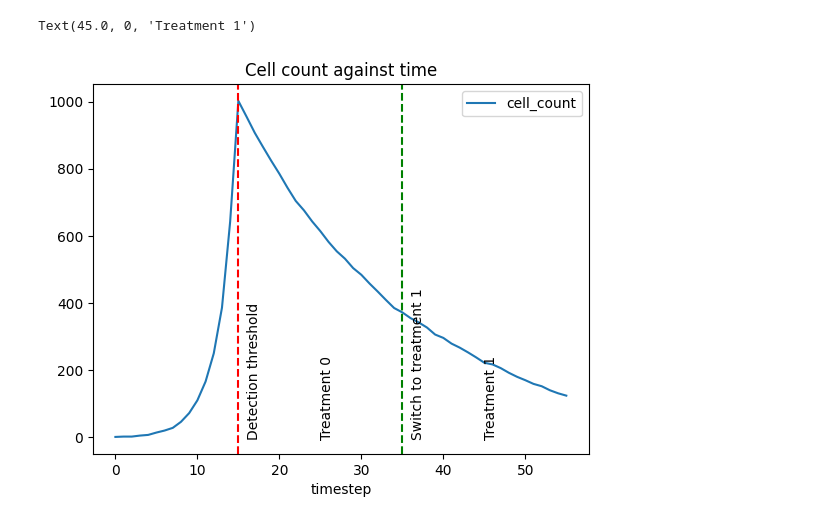
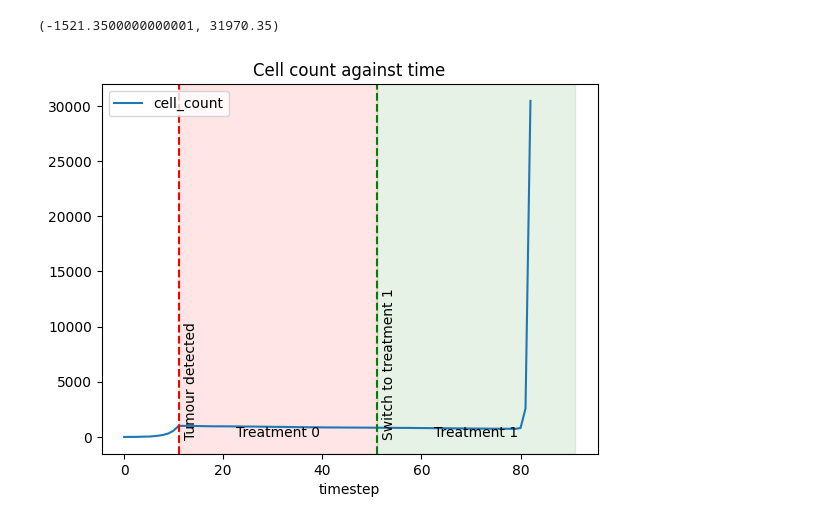
Before and after one commit to hughselway/branching_model, a Jupyter notebook: plot_cell_simulation.ipynb, the cells around one changed output. Cells and saved outputs as stored; diff of their text form; code cells hidden in the pictures.

```diff
--- a/plot_cell_simulation.ipynb
+++ b/plot_cell_simulation.ipynb
@@ -1,8 +1,10 @@
 # %%
 from branching_model import Phylogeny
 
-phylogeny = Phylogeny.Phylogeny(is_cell=True)
+phylogeny = Phylogeny.Phylogeny(
+    is_cell=True, learning_rate=0.05, baseline_growth_rate=0.005
+)
 detection_cell_count = 1000
-n_timesteps_treatment = 20
+n_timesteps_treatment = 40
 phylogeny.run_simulation(detection_cell_count, n_timesteps_treatment)
 # %% [output]
@@ -26,39 +28,53 @@ Ran treatment 1 for 20 timesteps; simulation complete
 # %%
 import pandas as pd
 import matplotlib.pyplot as plt
 
-cell_counts = pd.read_csv("logs/cell_counts.log")
+cell_counts = pd.read_csv("logs/cell_counts.csv")
 # plot the cell counts against time
 fig, ax = plt.subplots()
 cell_counts.plot(x="timestep", y="cell_count", title="Cell count against time", ax=ax)
 time_reached_detection = cell_counts[
     cell_counts["cell_count"] >= detection_cell_count
 ].iloc[0]["timestep"]
-ax.axvline(
-    x=time_reached_detection, color="red", linestyle="--", label="Detection threshold"
-)
-ax.text(time_reached_detection + 1, 0, "Detection threshold", rotation=90)
+ax.axvline(x=time_reached_detection, color="red", linestyle="--")
+ax.text(time_reached_detection + 1, 0, "Tumour detected", rotation=90)
 ax.axvline(
     x=time_reached_detection + n_timesteps_treatment,
     color="green",
     linestyle="--",
     label="Switch to treatment 1",
 )
 ax.text(
     time_reached_detection + n_timesteps_treatment + 1,
     0,
     "Switch to treatment 1",
     rotation=90,
 )
 ax.text(
-    time_reached_detection + n_timesteps_treatment / 2, 0, "Treatment 0", rotation=90
+    time_reached_detection + n_timesteps_treatment / 2, 0, "Treatment 0", ha="center"
 )
-# ax.text(
-#     time_reached_detection + n_timesteps_treatment + n_timesteps_treatment / 2,
-#     0,
-#     "Treatment 1",
-#     rotation=90,
-# )
+ax.text(
+    time_reached_detection + n_timesteps_treatment + n_timesteps_treatment / 2,
+    0,
+    "Treatment 1",
+    ha="center",
+)
+ylim = ax.get_ylim()
+ax.fill_betweenx(
+    ylim,
+    time_reached_detection,
+    time_reached_detection + n_timesteps_treatment,
+    alpha=0.1,
+    color="red",
+)
+ax.fill_betweenx(
+    ylim,
+    time_reached_detection + n_timesteps_treatment,
+    time_reached_detection + n_timesteps_treatment * 2,
+    alpha=0.1,
+    color="green",
+)
+ax.set_ylim(ylim)
 # %% [output]
-Text(45.0, 0, 'Treatment 1')
+(-1521.3500000000001, 31970.35)
-[figure, old version]
+[figure, new version]
```
Also changed, not shown: parts of 3 cells of this notebook, 2 other files.
